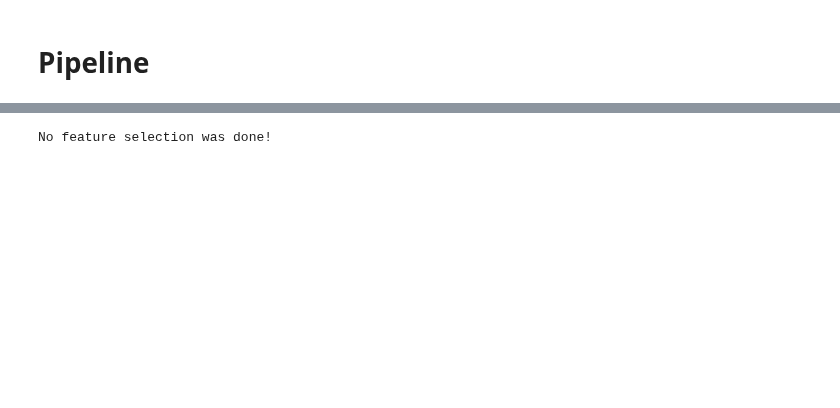
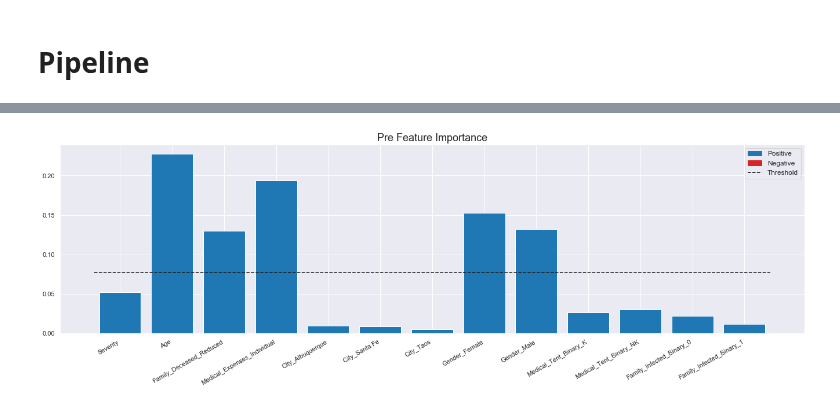
Before and after one commit to DavidSilva98/ML_project, a Jupyter notebook: Pipeline.ipynb, the cells around one changed output, grey strips where cells are left out. Drawn from its saved outputs; the diff is of its cells as text; code cells hidden in the pictures; blank space fills up the shorter version.

```diff
--- a/Pipeline.ipynb
+++ b/Pipeline.ipynb
@@ -568,7 +584,7 @@ gs_outputs(id_num, gscv, grid)  # if error occurs check ComplexEncoder
 # %%
 # Feature Importance pre
-# feature_importance(id_num, gscv, fimp_pre=True)
+feature_importance(id_num, gscv, fimp_pre=True)
 # %% [output]
-No feature selection was done!
+[figure, added]
 # %%
 # Feature Importance pos
```
Also changed, not shown: parts of 6 cells of this notebook.
